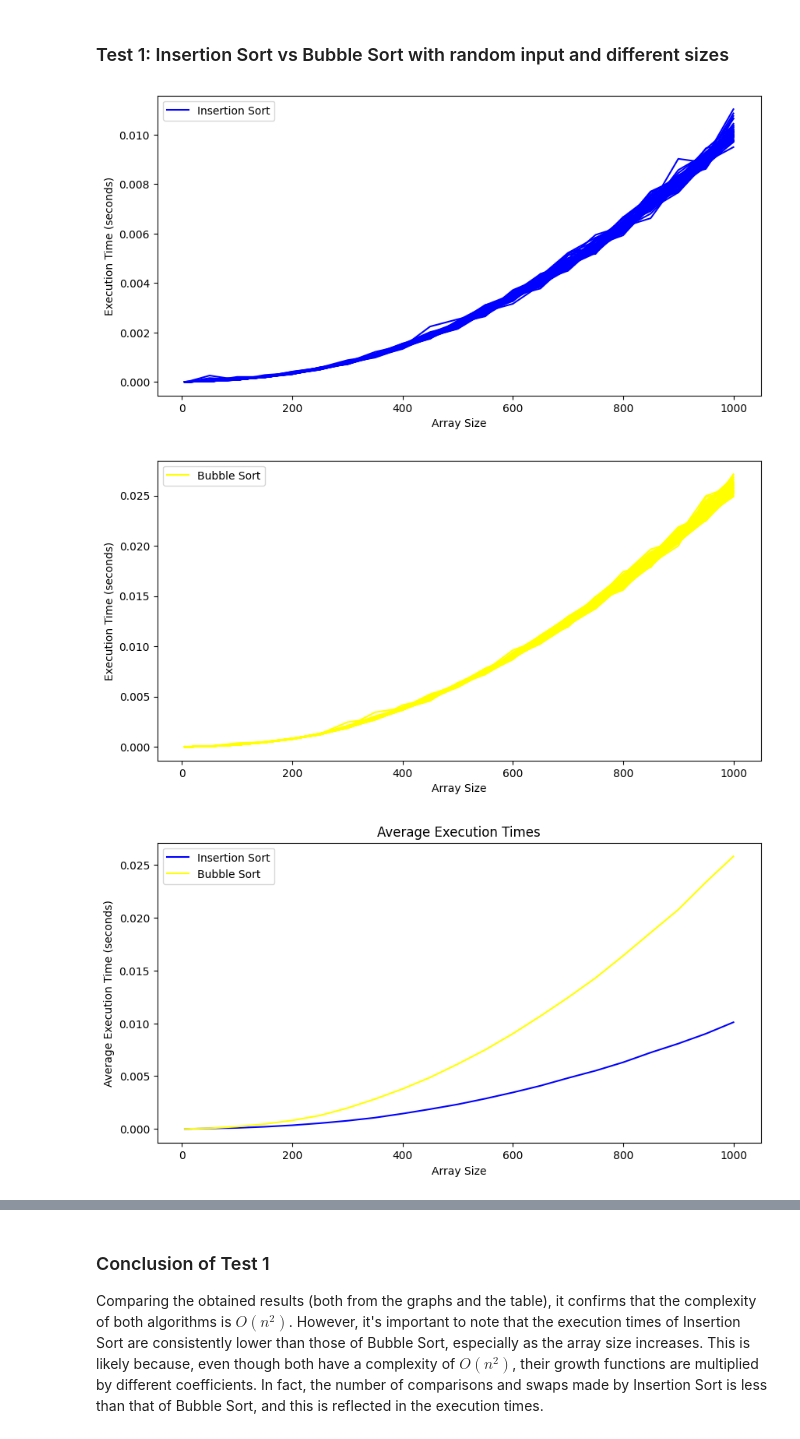
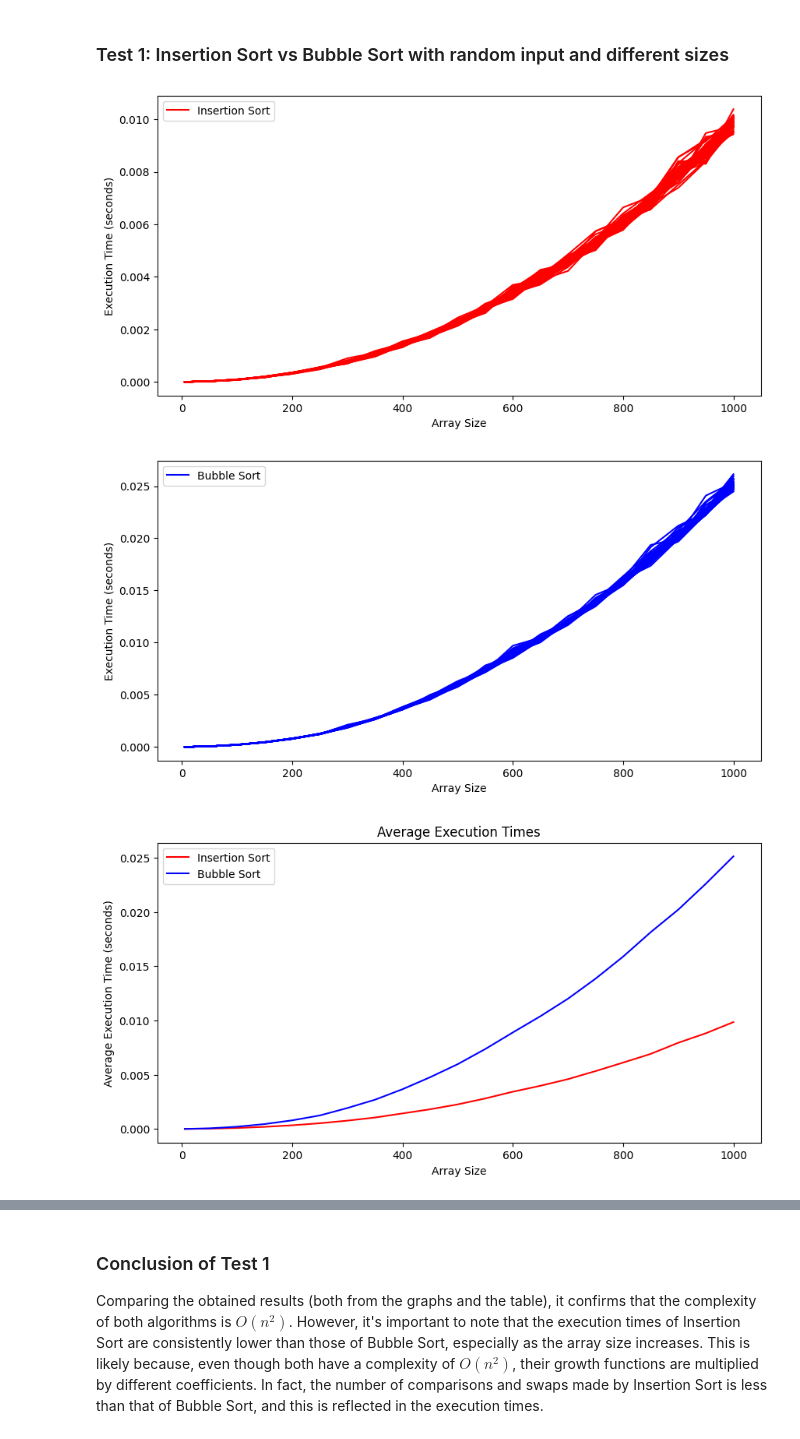
Before and after one commit to eliainnocenti/InsertionSort_BubbleSort, a Jupyter notebook: InsertionSort_BubbleSort.ipynb, the cells around one changed output, grey strips where cells are left out. Drawn from its saved outputs; the diff is of its cells as text; code cells hidden in the pictures.

```diff
--- a/InsertionSort_BubbleSort.ipynb
+++ b/InsertionSort_BubbleSort.ipynb
@@ -174,8 +174,8 @@ def measure_sorting_times(algorithm, array_size, num_executions):
 # Plots the execution times of Insertion Sort and Bubble Sort for different array sizes
 def plot_sorting_time_data(array_sizes, insertion_sort_times, bubble_sort_times):
     # Line colors
-    insertion_sort_color = 'blue'
-    bubble_sort_color = 'yellow'
+    insertion_sort_color = 'red'
+    bubble_sort_color = 'blue'
 
     # Create a plot for Insertion Sort
     plt.figure(figsize = (10, 5))
@@ -218,41 +218,41 @@ plot_sorting_time_data(array_sizes, insertion_sort_times, bubble_sort_times)
 
 def plot_average_execution_times(array_sizes, insertion_sort_times, bubble_sort_times):
     # Line colors
-    insertion_sort_color = 'blue'
-    bubble_sort_color = 'yellow'
+    insertion_sort_color = 'red'
+    bubble_sort_color = 'blue'
 
     # Calculate the average execution times for Insertion Sort and Bubble Sort
     insertion_sort_avg_times = [statistics.mean(times) for times in insertion_sort_times]
     bubble_sort_avg_times = [statistics.mean(times) for times in bubble_sort_times]
 
     # Create a plot for average execution times
     plt.figure(figsize=(10, 5))
     plt.plot(array_sizes, insertion_sort_avg_times, label='Insertion Sort', color=insertion_sort_color, linestyle='-')
     plt.plot(array_sizes, bubble_sort_avg_times, label='Bubble Sort', color=bubble_sort_color, linestyle='-')
     plt.xlabel('Array Size')
     plt.ylabel('Average Execution Time (seconds)')
     plt.legend(['Insertion Sort', 'Bubble Sort'])
     plt.title('Average Execution Times')
 
     # Show the plot
     plt.show()
 
 # Show average times
 plot_average_execution_times(array_sizes, insertion_sort_times, bubble_sort_times)
 
 # Print a table with execution times
 print("{:<10} {:<20} {:<20}".format("Array Size", "Insertion Sort Time", "Bubble Sort Time"))
 for i, size in enumerate(array_sizes):
     insertion_sort_avg_time = statistics.mean(insertion_sort_times[i])
     bubble_sort_avg_time = statistics.mean(bubble_sort_times[i])
 
-    insertion_sort_color = "\033[34m" # Blue
-    bubble_sort_color = "\033[33m"    # Yellow
+    insertion_sort_color = "\033[31m"    # Red
+    bubble_sort_color = "\033[34m"       # Blue
 
     # Print the times with appropriate colors
     print("{:<10} {}{:<20f}\033[0m {}{:<20f}\033[0m".format(size, insertion_sort_color, insertion_sort_avg_time, bubble_sort_color, bubble_sort_avg_time))
 # %% [output]
-[figure, old version]
+[figure, new version]
-[figure, old version]
+[figure, new version]
-[figure, old version]
+[figure, new version]
 Array Size Insertion Sort Time  Bubble Sort Time
```
Also changed, not shown: parts of 3 cells of this notebook.
